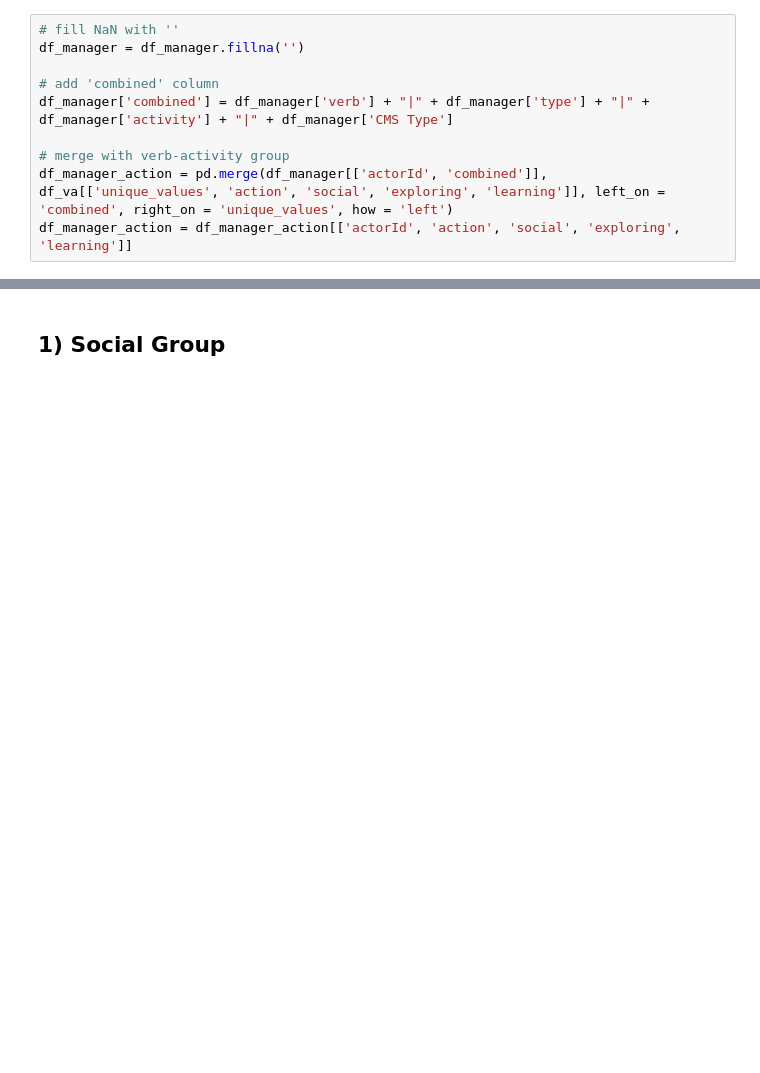
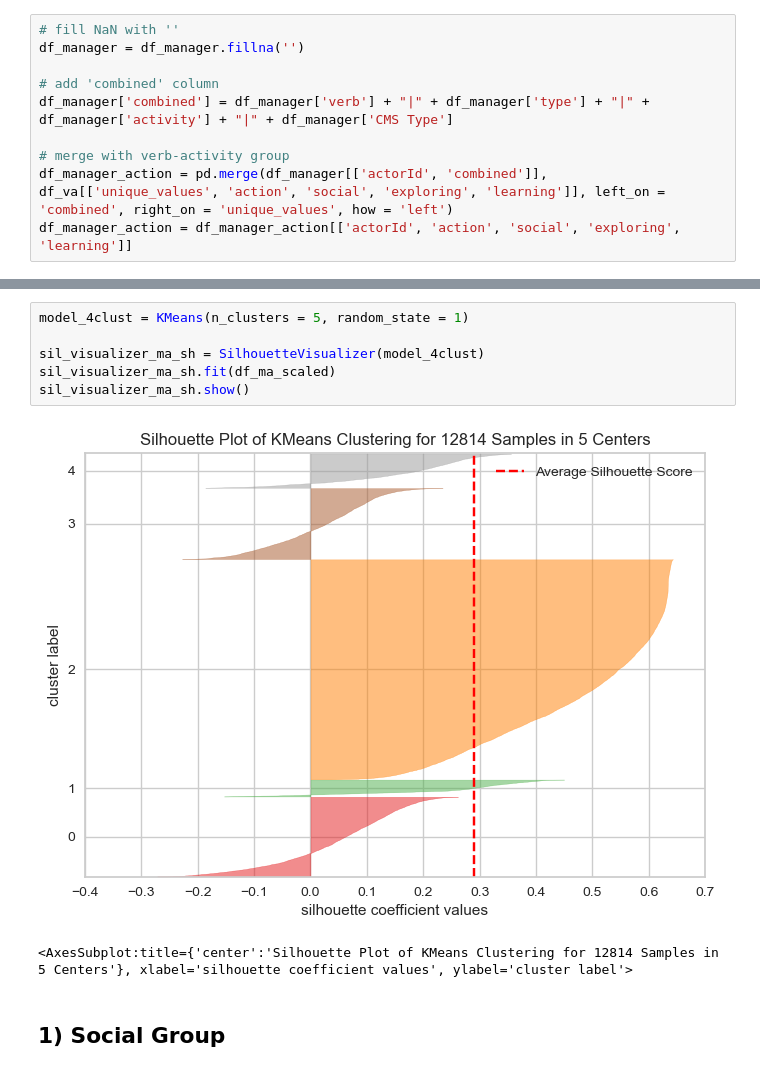
Before and after one commit to Wanghaoyin/ilab2-Team2-Coles, a Jupyter notebook: ilab2_Jun.ipynb, the cells around one changed output, grey strips where cells are left out. Saved outputs shown, nothing was run; the diff lists cells and outputs as text; blank space fills up the shorter version.

```diff
--- a/ilab2_Jun.ipynb
+++ b/ilab2_Jun.ipynb
@@ -1057,3 +1116,12 @@ df_manager_action = df_manager_action[['actorId', 'action', 'social', 'exploring
+# %%
+model_4clust = KMeans(n_clusters = 5, random_state = 1)
+
+sil_visualizer_ma_sh = SilhouetteVisualizer(model_4clust)
+sil_visualizer_ma_sh.fit(df_ma_scaled)
+sil_visualizer_ma_sh.show()
+# %% [output]
+[figure, added]
+<AxesSubplot:title={'center':'Silhouette Plot of KMeans Clustering for 12814 Samples in 5 Centers'}, xlabel='silhouette coefficient values', ylabel='cluster label'>
 # %% [markdown]
 ## 1) Social Group
 # %% [markdown]
```
Also changed, not shown: parts of 10 cells of this notebook.
